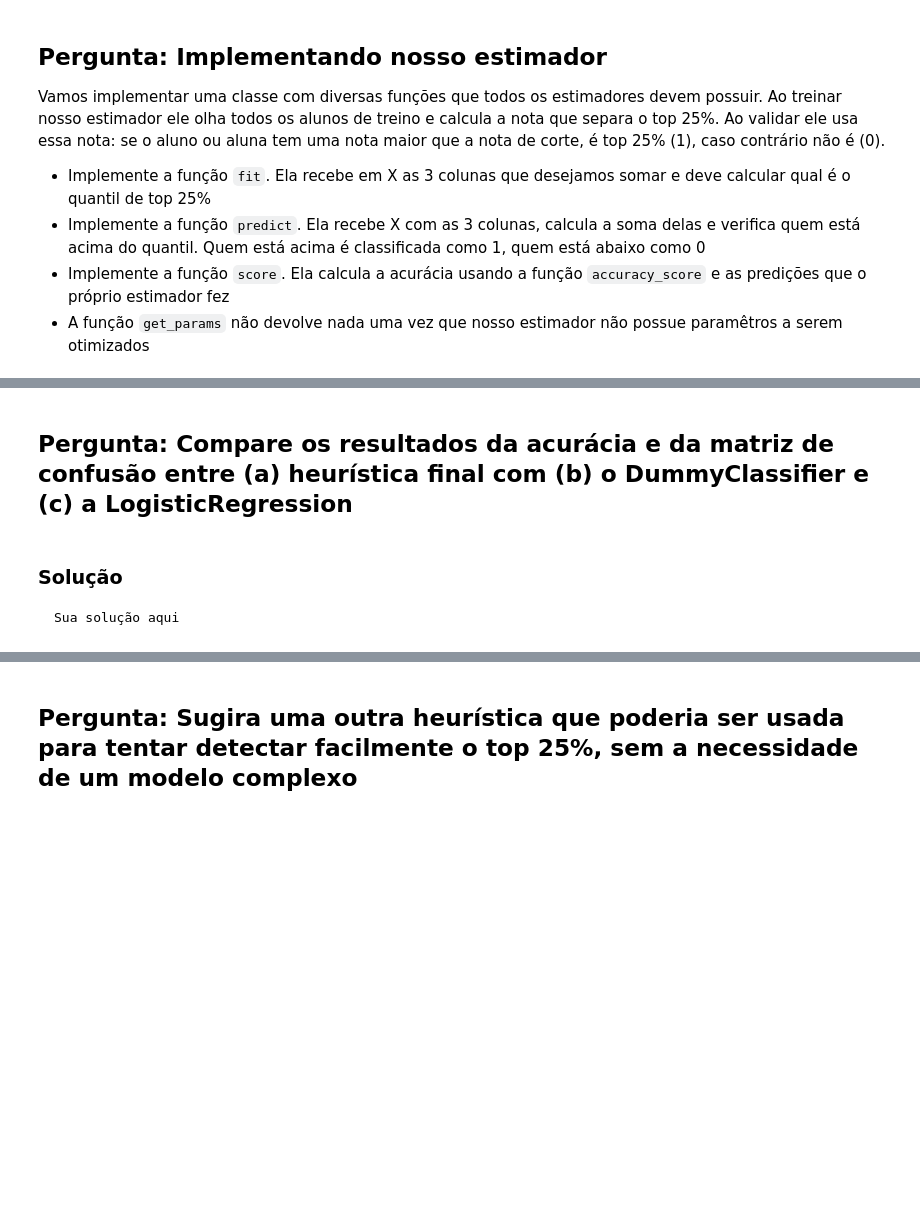
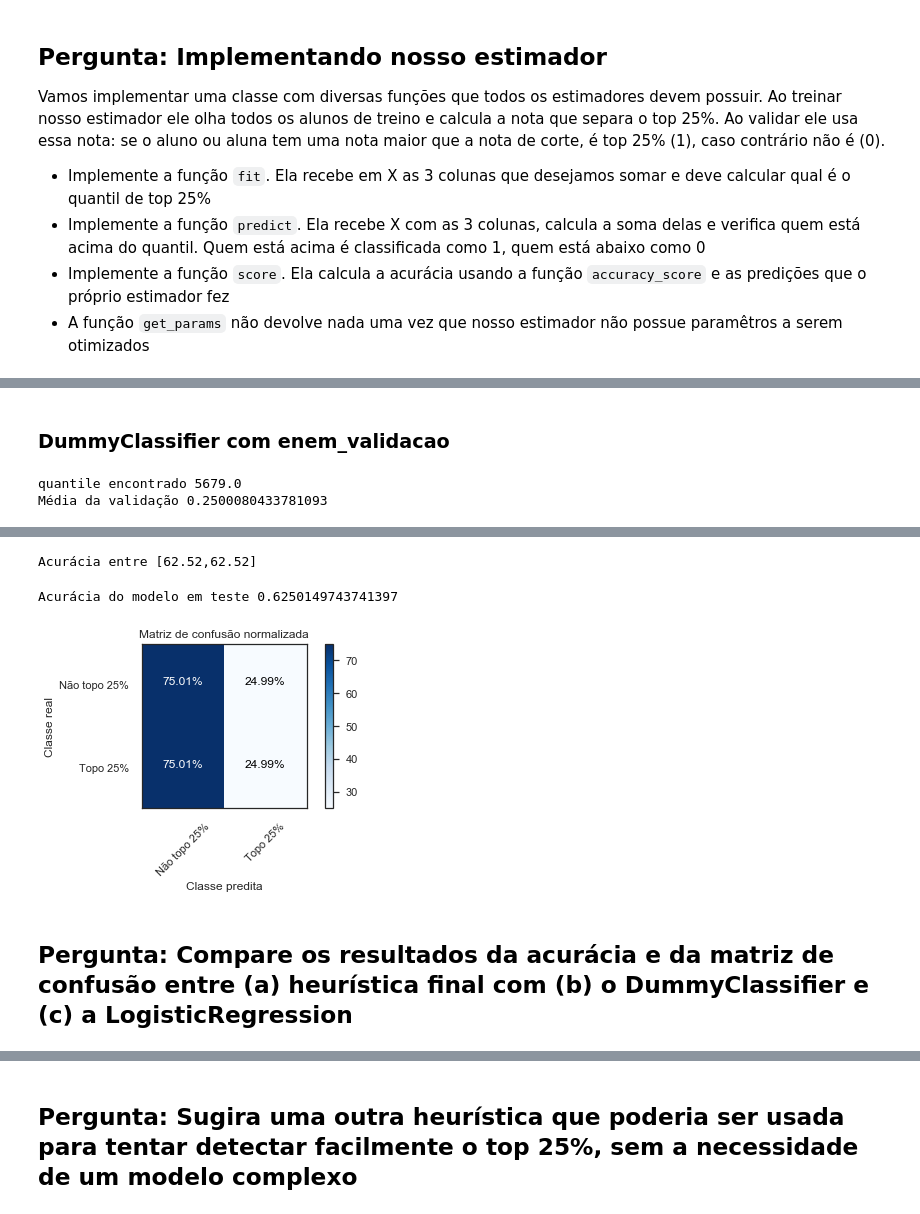
Before and after one commit to IgorNascAlves/Forma-o_Machine_Learning_Projeto_Alura, a Jupyter notebook: Formação_Machine_Learning_Projeto_Alura.ipynb, the cells around one changed output, grey strips where cells are left out. Drawn from its saved outputs; the diff is of its cells as text; code cells hidden in the pictures; blank space fills up the shorter version.

Commit message:
Comparando (a) heurística final com (b) o DummyClassifier e (c) a LogisticRegression

```diff
--- a/Formação_Machine_Learning_Projeto_Alura.ipynb
+++ b/Formação_Machine_Learning_Projeto_Alura.ipynb
@@ -1260,9 +1260,9 @@ Para otimização temos 4382487 elementos
 - retorne `X, y`
 # %%
 def separa_dados_de_classificacao_para_validacao(dados):
-    colunas = ['NU_NOTA_LC' 'NU_NOTA_MT' 'NU_NOTA_COMP3']
+    colunas = ['NU_NOTA_LC', 'NU_NOTA_MT', 'NU_NOTA_COMP3']
     X = dados[colunas]  # selecione as 3 colunas
-    y = # calcule o top 25% como 1 o bottom 75% como 0
+    y = top_p(dados['nota_total'], 0.75)  # calcule o top 25% como 1 o bottom 75% como 0
     print("Média da validação", y.mean())
     return X, y
 # %% [markdown]
@@ -1285,8 +1285,9 @@ from sklearn.model_selection import cross_val_score
 
 def treina_e_valida_modelo_de_classificacao(dados, modelo):
     # calcule X e y usando a função anterior
+    X, y = separa_dados_de_classificacao_para_validacao(dados)
 
-    scores = # calcule o cross_val_score
+    scores = cross_val_score(estimator=modelo, X=X, y=y, cv=5, verbose=1, n_jobs=-1) # calcule o cross_val_score
     mean = scores.mean()
     std = scores.std()
     print("Acurácia entre [%.2f,%.2f]" % (100*mean - 2*std, 100*mean + 2*std))
@@ -1349,0 +1370,8 @@ treina_e_valida_modelo_de_classificacao(enem_validacao, HeuristicaTop25())
+# %% [markdown]
+### DummyClassifier com enem_validacao
+# %%
+pipeline_logistica = make_pipeline(StandardScaler(), DummyClassifier())
+treina_e_valida_modelo_de_classificacao(enem_validacao, pipeline_logistica)
+# %% [output]
+quantile encontrado 5679.0
+Média da validação 0.2500080433781093
@@ -1350,6 +1381,5 @@ treina_e_valida_modelo_de_classificacao(enem_validacao, HeuristicaTop25())
+Acurácia entre [62.52,62.52]
+Acurácia do modelo em teste 0.6250149743741397
+[figure, added]
 # %% [markdown]
 ## Pergunta: Compare os resultados  da acurácia e da matriz de confusão entre (a) heurística final com (b) o DummyClassifier e (c) a LogisticRegression
-# %% [markdown]
-### Solução
-
-    Sua solução aqui
```
Also changed, not shown: parts of 28 cells of this notebook.
